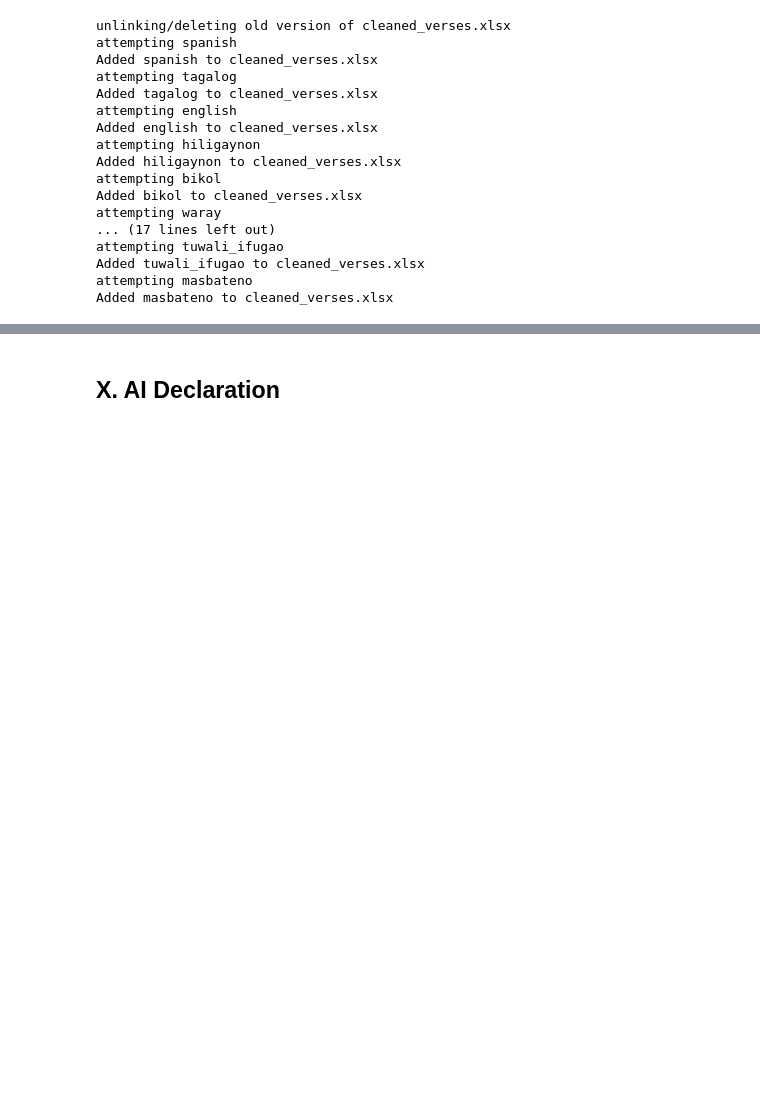
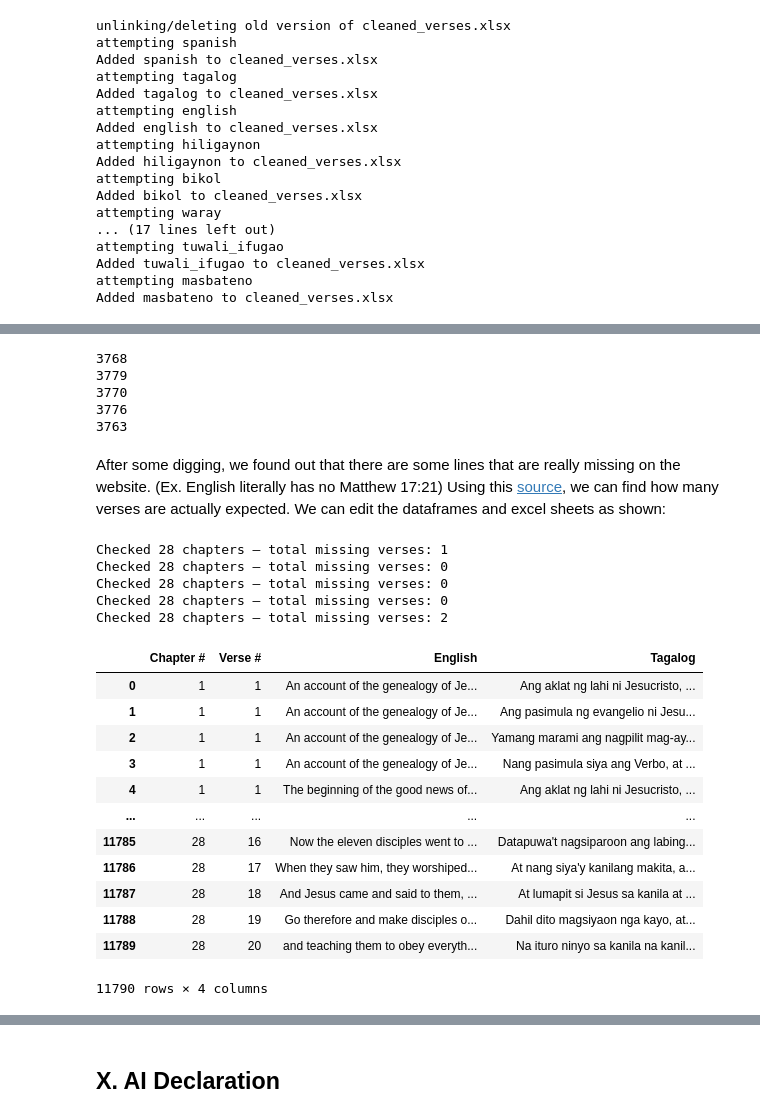
Before and after one commit to clavzno/nlp1000, a Jupyter notebook: main.ipynb, the cells around one changed output, grey strips where cells are left out. Drawn from its saved outputs; the diff is of its cells as text; code cells hidden in the pictures; blank space fills up the shorter version.

Commit message:
there are missing verses from the webscrape, need to find a way to add new rows to avoid duplication when merging

```diff
--- a/main.ipynb
+++ b/main.ipynb
@@ -756,4 +753,22 @@ tgl_df = pd.read_excel("parallel_corpora.xlsx", sheet_name="tagalog-verses")
 tao_df = pd.read_excel("parallel_corpora.xlsx", sheet_name="yami-verses")
 pam_df = pd.read_excel("parallel_corpora.xlsx", sheet_name="kapampangan-verses")
 pag_df = pd.read_excel("parallel_corpora.xlsx", sheet_name="pangasinense-verses")
+
+dataframes = [ eng_df, tgl_df, tao_df, pam_df, pag_df ]
+
+# rename verse cols https://pandas.pydata.org/pandas-docs/stable/reference/api/pandas.DataFrame.rename.html
+eng_df = eng_df.rename(columns={'Verse': 'English'})
+tgl_df = tgl_df.rename(columns={'Verse': 'Tagalog'})
+tao_df = tao_df.rename(columns={'Verse': 'Yami'})
+pam_df = pam_df.rename(columns={'Verse': 'Kapampangan'})
+pag_df = pag_df.rename(columns={'Verse': 'Pangasinense'})
+
+# handle dtypes
+for i, df in enumerate(dataframes):
+    for col in ['Book', 'Chapter #', 'Verse #', 'Verse']:
+        if col in df.columns:
+            dataframes[i][col] = df[col].astype(object)
+
+for df in dataframes:
+    print(df.info())
 # %% [output]
@@ -760,0 +792,60 @@ TypeError: 'DataFrame' object is not callable
+# %%
+# line counter
+print(len(eng_df))
+print(len(tgl_df))
+print(len(tao_df))
+print(len(pam_df))
+print(len(pag_df))
+# %% [output]
+3768
+3779
+3770
+3776
+3763
+# %% [markdown]
+After some digging, we found out that there are some lines that are really missing on the website. (Ex. English literally has no Matthew 17:21) Using this [source](https://www.biblememorygoal.com/how-many-chapters-verses-in-the-bible/), we can find how many verses are actually expected. We can edit the dataframes and excel sheets as shown:
+# %%
+# TODO: as defined earlier
+chapterRanges = {
+    "mat": [1, 28],
+    "mrk": [1, 16],
+    "luk": [1, 24],
+    "jhn": [1, 21]
+}
+verseRanges = {
+    "mat": 1071,
+    "mrk": 678,
+    "luk": 1151,
+    "jhn": 879
+}
+
+# TODO: check if verseRange per chapter is the same
+# %% [output]
+Checked 28 chapters — total missing verses: 1
+Checked 28 chapters — total missing verses: 0
+Checked 28 chapters — total missing verses: 0
+Checked 28 chapters — total missing verses: 0
+Checked 28 chapters — total missing verses: 2
+# %%
+# english-tagalog (ENG-TGL)
+eng_tgl = pd.merge(
+    eng_df[['Chapter #', 'Verse #', 'English']],
+    tgl_df[['Chapter #', 'Verse #', 'Tagalog']],
+    on=['Chapter #', 'Verse #'],
+    how='outer'
+)
+eng_tgl
+# %% [output]
+|  | Chapter # | Verse # | English | Tagalog |
+| 0 | 1 | 1 | An account of the genealogy of Je... | Ang aklat ng lahi ni Jesucristo, ... |
+| 1 | 1 | 1 | An account of the genealogy of Je... | Ang pasimula ng evangelio ni Jesu... |
+| 2 | 1 | 1 | An account of the genealogy of Je... | Yamang marami ang nagpilit mag-ay... |
+| 3 | 1 | 1 | An account of the genealogy of Je... | Nang pasimula siya ang Verbo, at ... |
+| 4 | 1 | 1 | The beginning of the good news of... | Ang aklat ng lahi ni Jesucristo, ... |
+| ... | ... | ... | ... | ... |
+| 11785 | 28 | 16 | Now the eleven disciples went to ... | Datapuwa't nagsiparoon ang labing... |
+| 11786 | 28 | 17 | When they saw him, they worshiped... | At nang siya'y kanilang makita, a... |
+| 11787 | 28 | 18 | And Jesus came and said to them, ... | At lumapit si Jesus sa kanila at ... |
+| 11788 | 28 | 19 | Go therefore and make disciples o... | Dahil dito magsiyaon nga kayo, at... |
+| 11789 | 28 | 20 | and teaching them to obey everyth... | Na ituro ninyo sa kanila na kanil... |
+11790 rows × 4 columns
```
Also changed, not shown: parts of 12 cells of this notebook, 3 other files.
